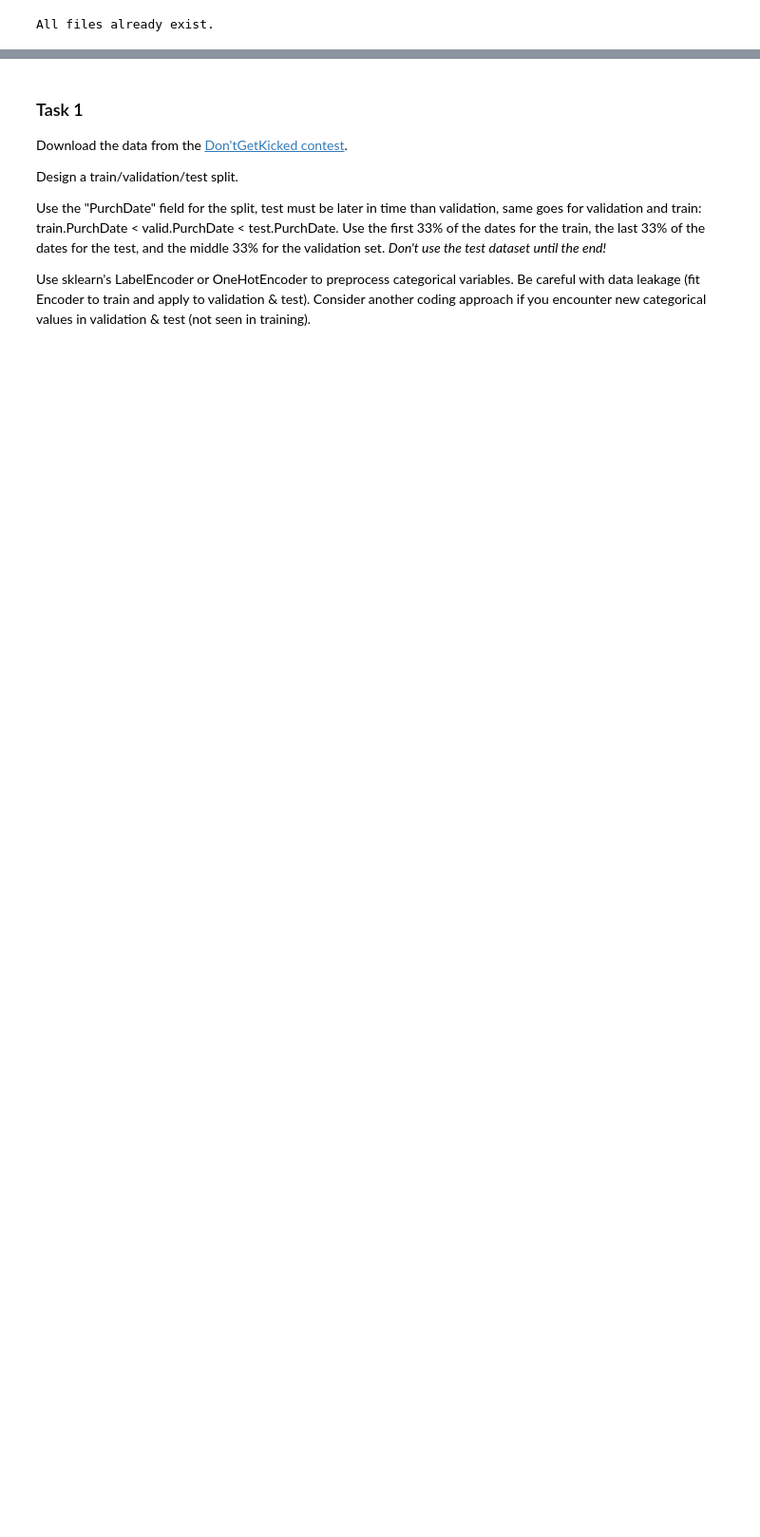
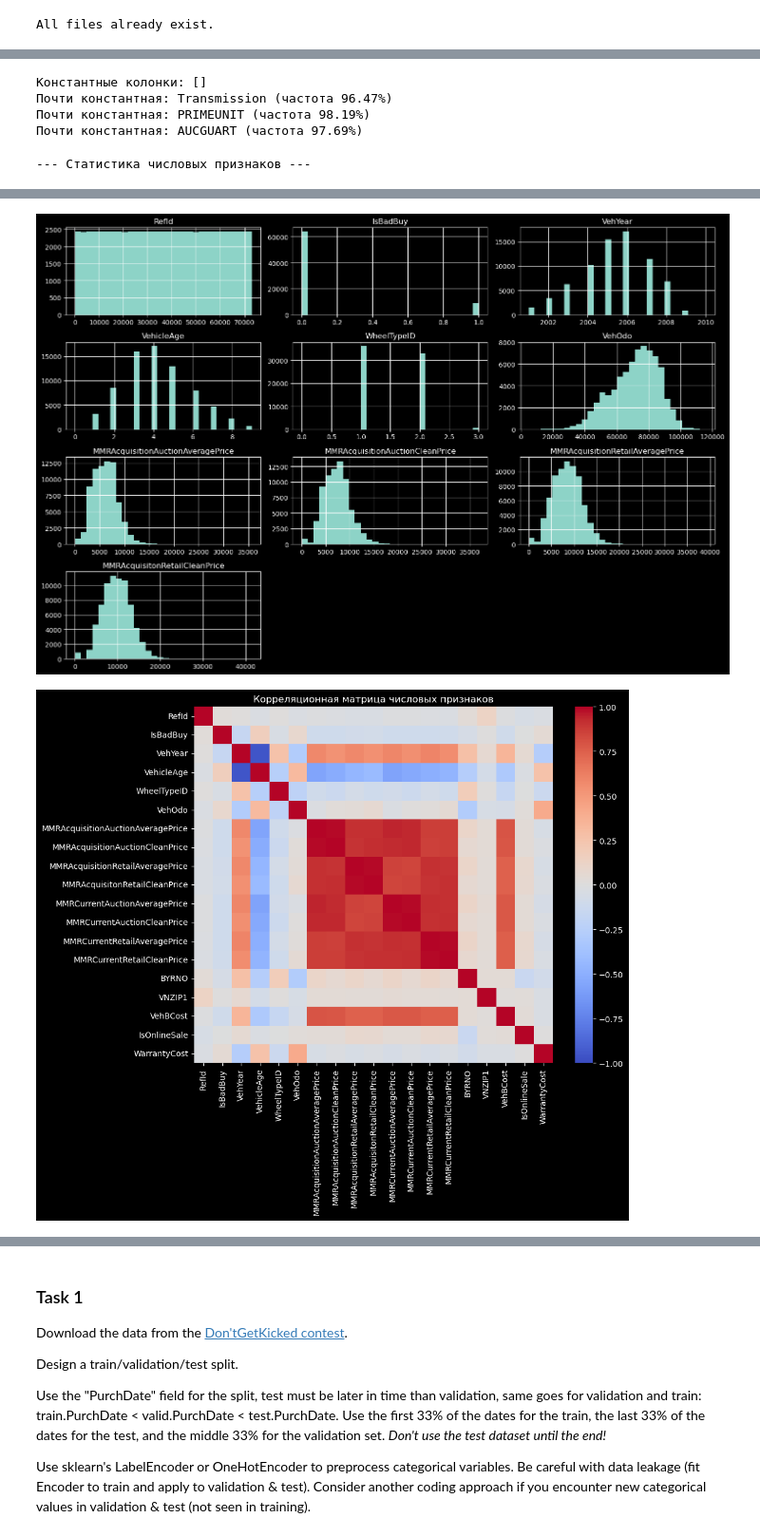
Before and after one commit to VadimGushchin/binary-mlp-from-scratch, a Jupyter notebook: src/ML8.ipynb, the cells around one changed output, grey strips where cells are left out. Shown at 95% size. Drawn from its saved outputs; the diff is of its cells as text; code cells hidden in the pictures; blank space fills up the shorter version.

```diff
--- a/src/ML8.ipynb
+++ b/src/ML8.ipynb
@@ -37,0 +40,14 @@ pd.set_option("display.width", 1000)
+# %%
+# ----------------------------------------------------------------------
+# 1. Загрузка и первичный анализ
+# ----------------------------------------------------------------------
+df = pd.read_csv("./data/training.csv")
+print("Размерность:", df.shape)
+display(df.T)
+
+print("\n--- Типы данных ---")
+print(df.dtypes.value_counts())
+
+print("\n--- Пропуски ---")
+missing = df.isnull().sum()
+display(missing[missing > 0])
@@ -37,0 +101,45 @@ pd.set_option("display.width", 1000)
+# %%
+# ----------------------------------------------------------------------
+# 2. Анализ константных и почти константных признаков
+# ----------------------------------------------------------------------
+constant_cols = [col for col in df.columns if df[col].nunique() <= 1]
+print(f"Константные колонки: {constant_cols}")
+
+for col in df.select_dtypes(include="object").columns:
+    top_freq = df[col].value_counts(normalize=True).iloc[0]
+    if top_freq > 0.95:
+        print(f"Почти константная: {col} (частота {top_freq:.2%})")
+# %% [output]
+Константные колонки: []
+Почти константная: Transmission (частота 96.47%)
+Почти константная: PRIMEUNIT (частота 98.19%)
+Почти константная: AUCGUART (частота 97.69%)
+# %%
+# ----------------------------------------------------------------------
+# 3. Анализ числовых признаков (распределения, выбросы, корреляция)
+# ----------------------------------------------------------------------
+num_cols = df.select_dtypes(include=np.number).columns.tolist()
+print("\n--- Статистика числовых признаков ---")
+display(df[num_cols].describe(percentiles=[0.01, 0.05, 0.95, 0.99]).T)
+
+df[num_cols[:10]].hist(bins=30, figsize=(15, 10))
+plt.tight_layout()
+plt.show()
+
+corr = df[num_cols].corr()
+plt.figure(figsize=(10, 8))
+sns.heatmap(corr, annot=False, cmap="coolwarm", vmin=-1, vmax=1)
+plt.title("Корреляционная матрица числовых признаков")
+plt.show()
+
+high_corr = np.where(np.abs(corr) > 0.95)
+high_corr_pairs = [
+    (corr.index[i], corr.columns[j], corr.iloc[i, j])
+    for i, j in zip(high_corr[0], high_corr[1])
+    if i < j
+]
+print("Признаки с высокой корреляцией (>0.95):")
+for pair in high_corr_pairs:
+    print(f"  {pair[0]} – {pair[1]}: {pair[2]:.3f}")
+# %% [output]
+--- Статистика числовых признаков ---
@@ -37,0 +163,2 @@ pd.set_option("display.width", 1000)
+[figure, added]
+[figure, added]
```
Also changed, not shown: parts of 16 cells of this notebook, 2 other files.
